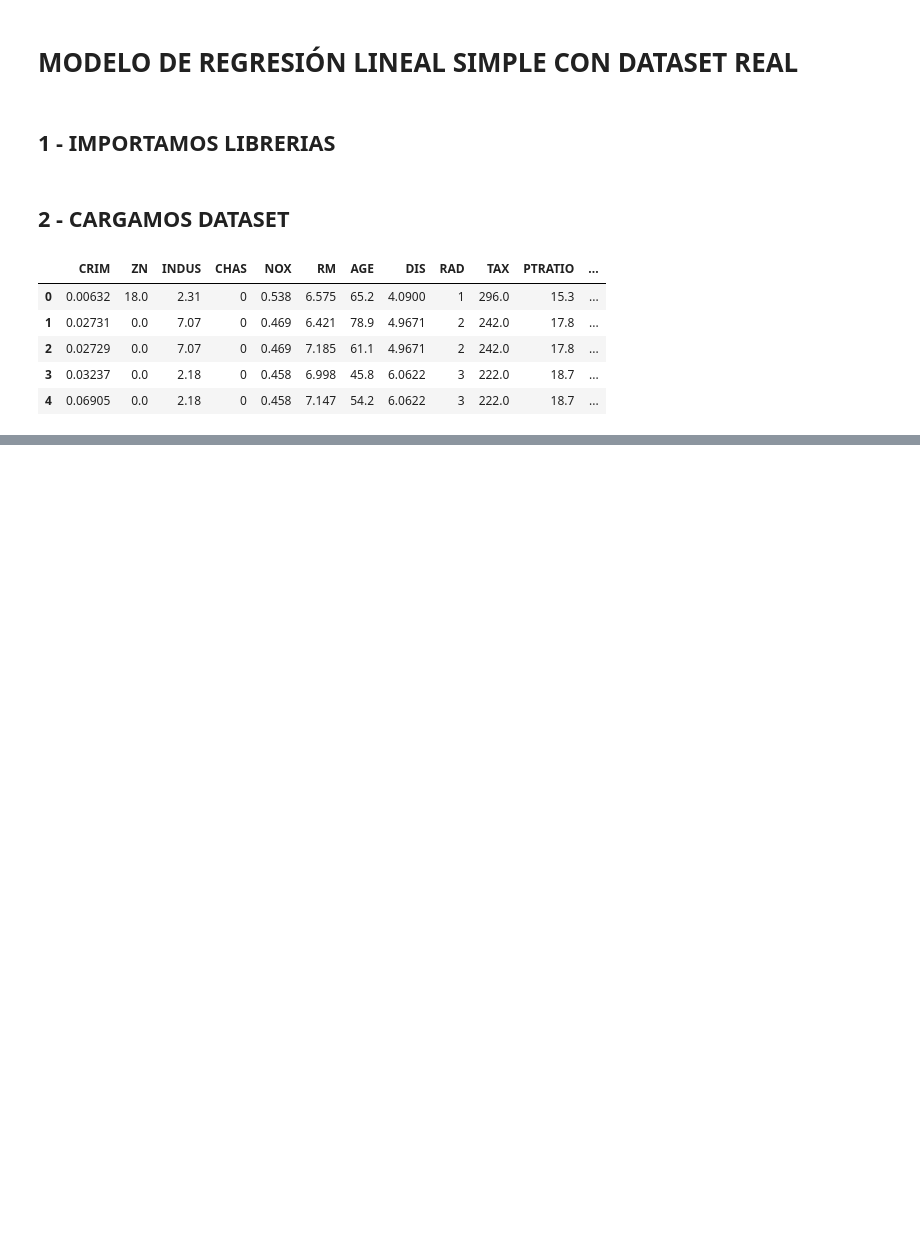
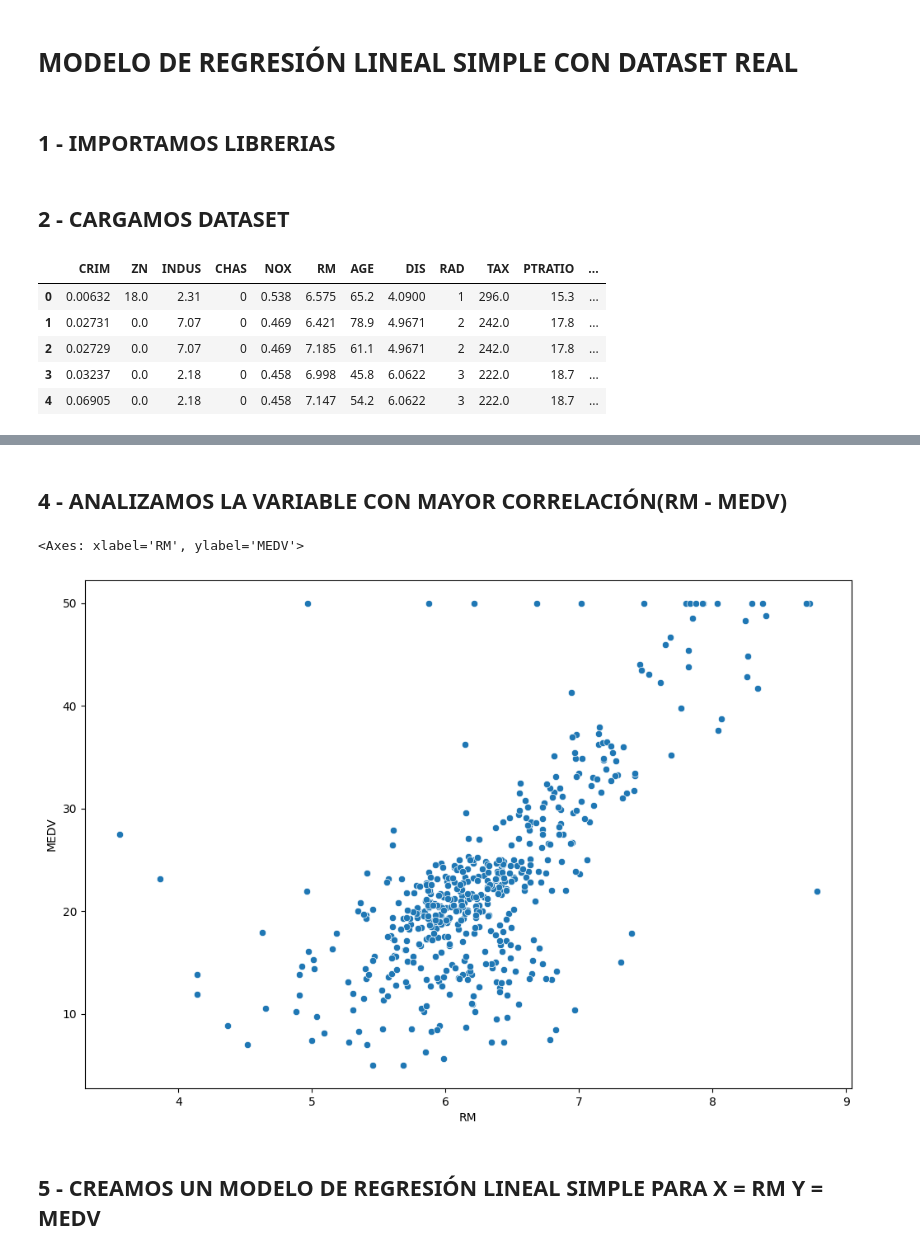
Before and after one commit to Christian1809/DataScience-G52, a Jupyter notebook: dia1/supervisado/regresion/2-ml-regresion-lineal-simple-housing.ipynb, the cells around one changed output, grey strips where cells are left out. Cells and saved outputs as stored; diff of their text form; code cells hidden in the pictures; blank space fills up the shorter version.

```diff
--- a/dia1/supervisado/regresion/2-ml-regresion-lineal-simple-housing.ipynb
+++ b/dia1/supervisado/regresion/2-ml-regresion-lineal-simple-housing.ipynb
@@ -22,0 +42,9 @@ df.head(5)
+# %% [markdown]
+## 4 - ANALIZAMOS LA VARIABLE CON MAYOR CORRELACIÓN(RM - MEDV)
+# %%
+sns.scatterplot(data=df,x=df['RM'],y=df['MEDV'])
+# %% [output]
+<Axes: xlabel='RM', ylabel='MEDV'>
+[figure, added]
+# %% [markdown]
+## 5 - CREAMOS UN MODELO DE REGRESIÓN LINEAL SIMPLE PARA X = RM Y = MEDV
```
Also changed, not shown: parts of 16 cells of this notebook.
